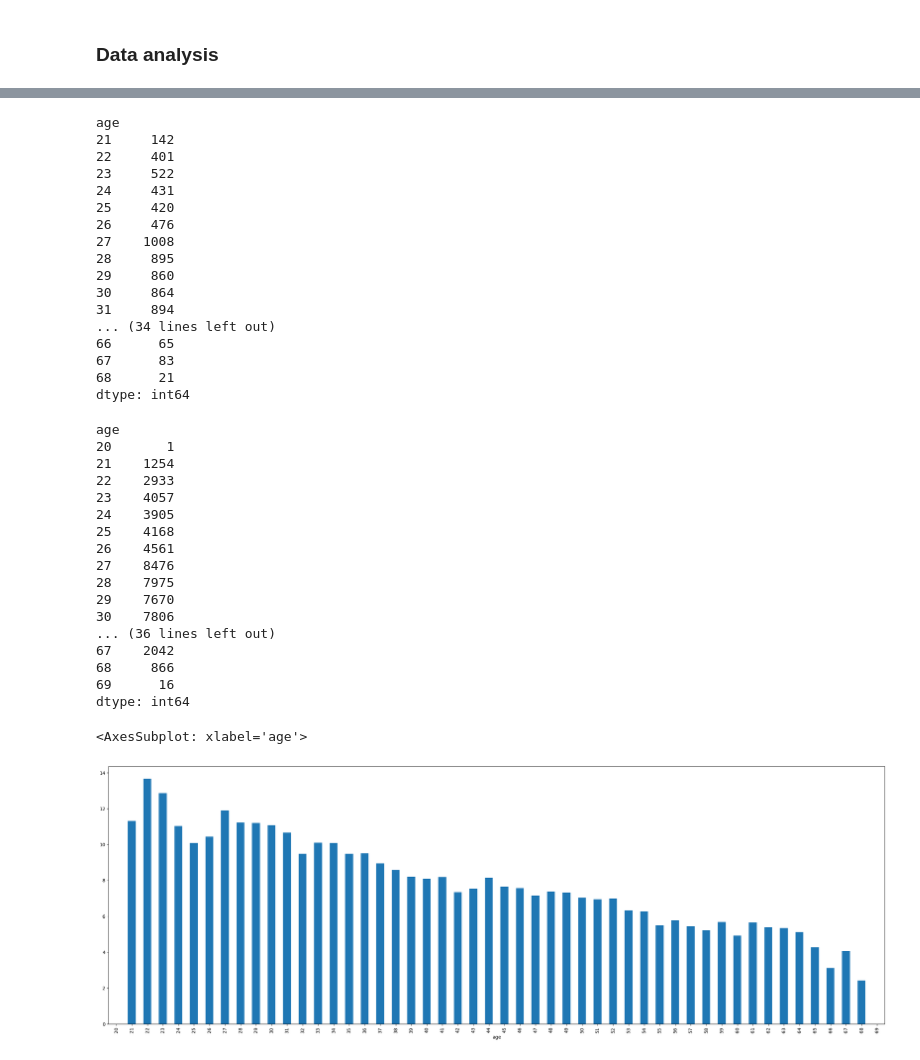
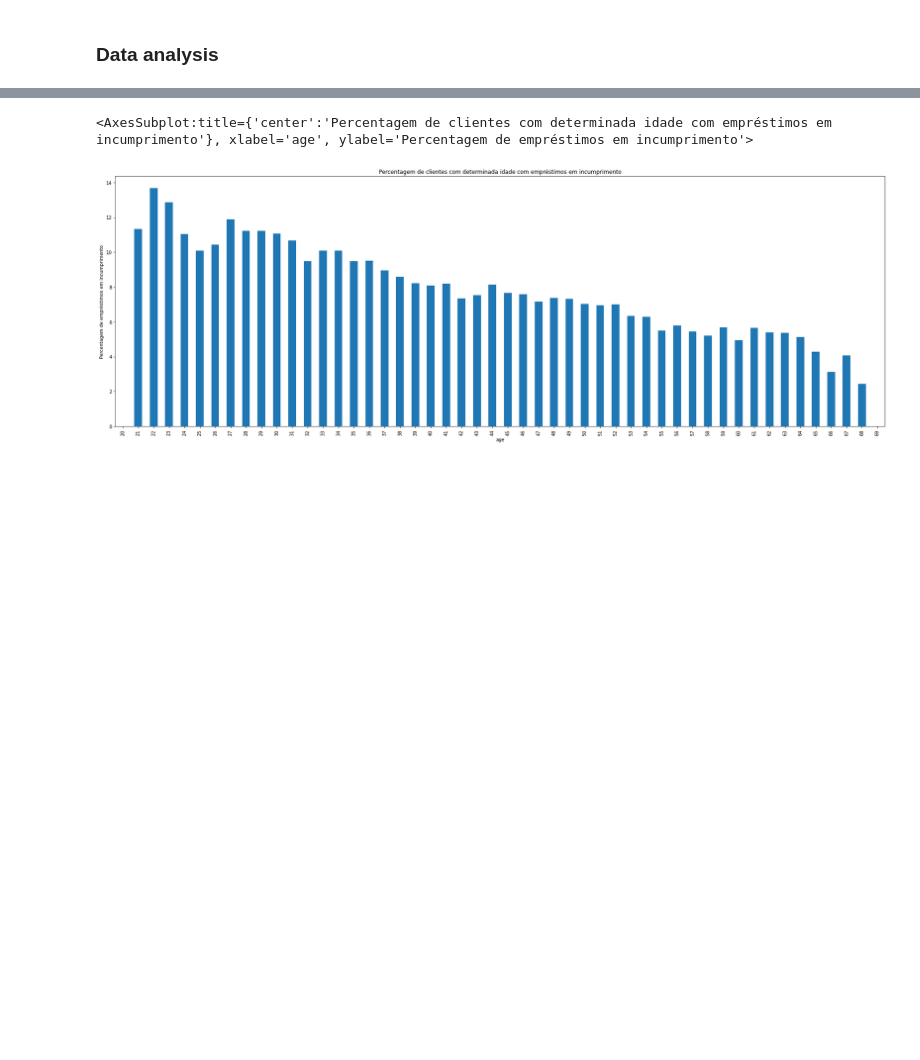
Before and after one commit to patii01/SP-Project, a Jupyter notebook: code/Delentture.ipynb, the cells around one changed output, grey strips where cells are left out. Cells and saved outputs as stored; diff of their text form; code cells hidden in the pictures; blank space fills up the shorter version.

```diff
--- a/code/Delentture.ipynb
+++ b/code/Delentture.ipynb
@@ -154,47 +136,14 @@ Name: infringed, Length: 307511, dtype: int64
 # %%
 count_inf = infringement_dataset[infringement_dataset['infringed']==1.0].groupby(['age']).size()
 
 age = infringement_dataset.groupby(['age']).size()
 
-display(count_inf)
 
-display(age)
+plt.title("Percentagem de clientes com determinada idade com empréstimos em incumprimento")
+plt.xlabel("Idade dos clientes")
+plt.ylabel("Percentagem de empréstimos em incumprimento")
 
 ((count_inf/age)*100).plot(figsize=(30,10), kind='bar')
 # %% [output]
-age
-21     142
-22     401
-23     522
-24     431
-25     420
-26     476
-27    1008
-28     895
-29     860
-30     864
-31     894
-... (34 lines left out)
-66      65
-67      83
-68      21
-dtype: int64
+<AxesSubplot:title={'center':'Percentagem de clientes com determinada idade com empréstimos em incumprimento'}, xlabel='age', ylabel='Percentagem de empréstimos em incumprimento'>
-age
-20       1
-21    1254
-22    2933
-23    4057
-24    3905
-25    4168
-26    4561
-27    8476
-28    7975
-29    7670
-30    7806
-... (36 lines left out)
-67    2042
-68     866
-69      16
-dtype: int64
-<AxesSubplot: xlabel='age'>
-[figure, old version]
+[figure, new version]
```
Also changed, not shown: parts of 13 cells of this notebook, 2 other files.
